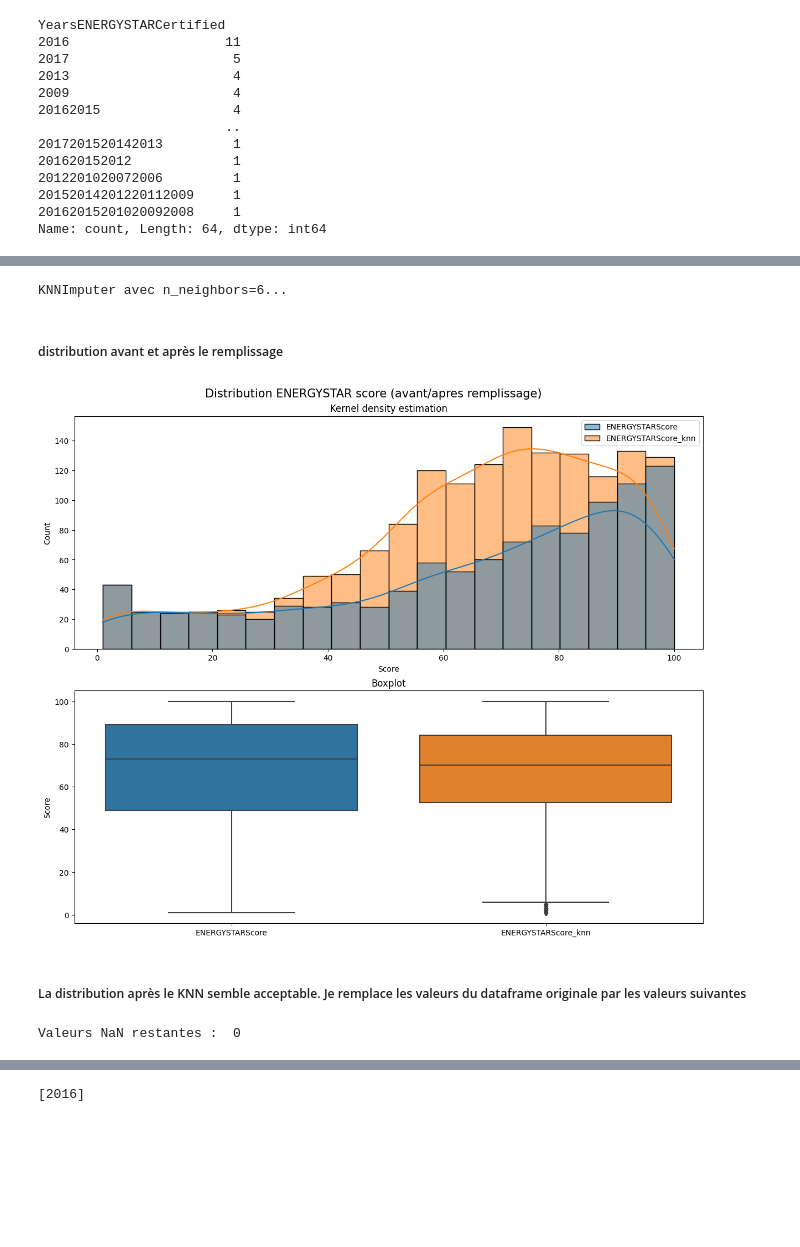
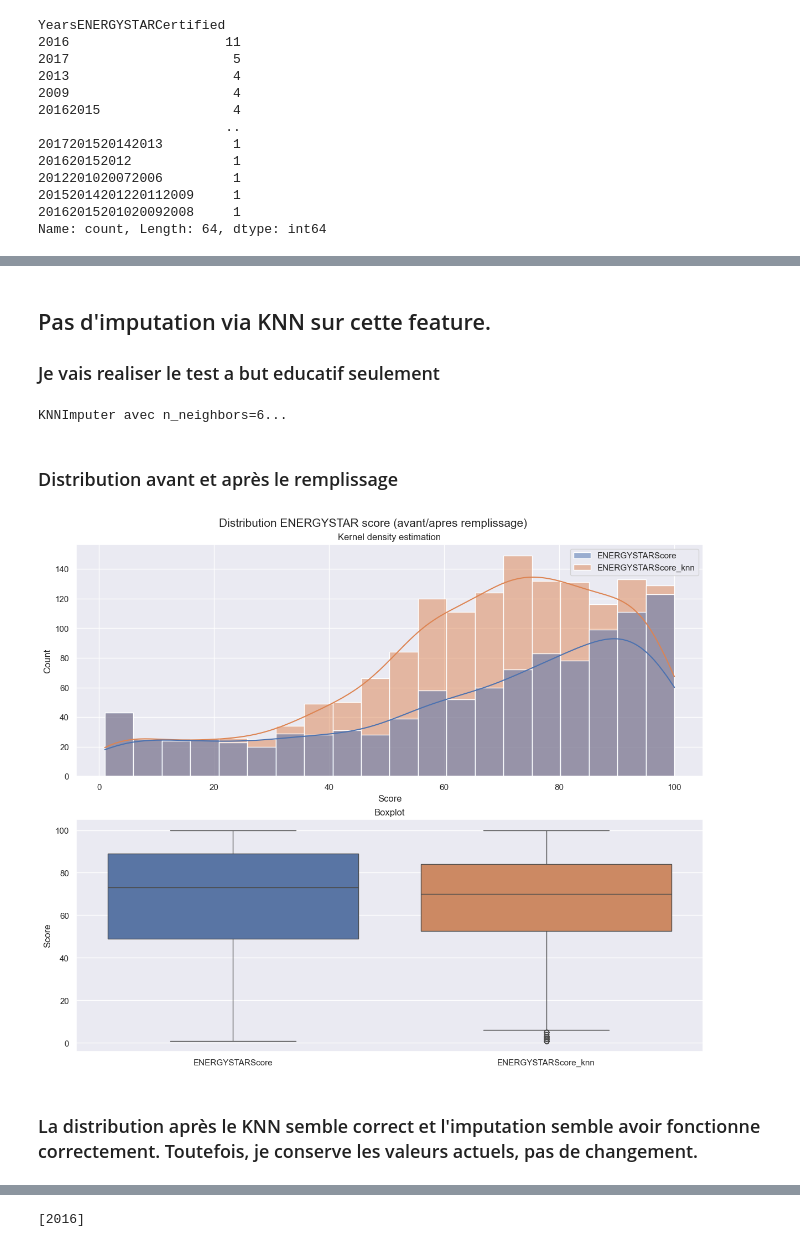
Before and after one commit to TheoChastrePradat/OC_DataSctientist_P4, a Jupyter notebook: Projet_4/Script/seattle_conso.ipynb, the cells around one changed output, grey strips where cells are left out. Cells and saved outputs as stored; diff of their text form; code cells hidden in the pictures; blank space fills up the shorter version.

```diff
--- a/Projet_4/Script/seattle_conso.ipynb
+++ b/Projet_4/Script/seattle_conso.ipynb
@@ -32,6 +32,8 @@ from sklearn.compose import make_column_transformer
 
 warnings.simplefilter(action='ignore', category=FutureWarning)
 
+sns.set()
+
 %matplotlib inline
 # %%
 data_2016 = pd.read_csv('../Source/2016_Building_Energy_Benchmarking.csv', sep=',', encoding='UTF-8')
@@ -293,6 +364,6 @@ plt.show()
 # %%
 # Recuperation de la categorie Other building uniquement
-other_index = build_df[build_df[new_type_col] == 'Other'].index
+other_index = build_df.loc[build_df[new_type_col] == 'Other'].index
 
 # On applique la fonction
 build_df.loc[other_index, new_type_col] = build_df.loc[other_index, 'LargestPropertyUseType'].apply(type_to_new_category, **building_type_dict)
@@ -1106,6 +1251,12 @@ plt.show()
+# %% [markdown]
+## Pas d'imputation via KNN sur cette feature.
+### Je vais realiser le test a but educatif seulement
 # %%
+# Copie du dataframe actuel
+build_edu_df = build_df.copy()
+
 # Creation d'un nouveau df pour le remplissage
-knn_df = build_df.select_dtypes(include=[np.number]).dropna(axis=1, how='all')
+knn_edu_df = build_edu_df.select_dtypes(include=[np.number]).dropna(axis=1, how='all')
 
 # choix du nombre de K
 n_neighbors = 6
@@ -1113,34 +1264,28 @@ n_neighbors = 6
 # Knn imputation
 print("KNNImputer avec n_neighbors=" + str(n_neighbors) + "...")
 imputer = KNNImputer(n_neighbors=n_neighbors)
-knn_df = pd.DataFrame(imputer.fit_transform(knn_df), columns=knn_df.columns)
+knn_edu_df = pd.DataFrame(imputer.fit_transform(knn_edu_df), columns=knn_edu_df.columns)
 # %% [output]
 KNNImputer avec n_neighbors=6...
 # %% [markdown]
-##### distribution avant et après le remplissage
+### Distribution avant et après le remplissage
 # %%
-compare_df = pd.concat([build_df[energystar_col], knn_df[energystar_col].rename('ENERGYSTARScore_knn')], axis=1)
+compare_df = pd.concat([build_edu_df[energystar_col], knn_edu_df[energystar_col].rename('ENERGYSTARScore_knn')], axis=1)
 
 fig, ax = plt.subplots(2, 1, figsize=(12, 10), constrained_layout=True)
 plt.suptitle("Distribution ENERGYSTAR score (avant/apres remplissage)", fontsize=15)
 
 ax[0].set_title("Kernel density estimation")
 ax[0].set_xlabel("Score")
 sns.histplot(data=compare_df, kde=True, ax=ax[0])
 
 ax[1].set_title("Boxplot")
 ax[1].set_ylabel("Score")
 ax[1].set_xlabel("")
 sns.boxplot(data=compare_df, ax=ax[1])
 plt.show()
 # %% [output]
-[figure, old version]
+[figure, new version]
 # %% [markdown]
-##### La distribution après le KNN semble acceptable. Je remplace les valeurs du dataframe originale par les valeurs suivantes
+### La distribution après le KNN semble correct et l'imputation semble avoir fonctionne correctement. Toutefois, je conserve les valeurs actuels, pas de changement.
-# %%
-build_df[energystar_col] = knn_df[energystar_col].to_numpy()
-
-print("Valeurs NaN restantes : ", build_df[energystar_col].isna().sum())
-# %% [output]
-Valeurs NaN restantes :  0
 # %% [markdown]
```
Also changed, not shown: parts of 124 cells of this notebook.
